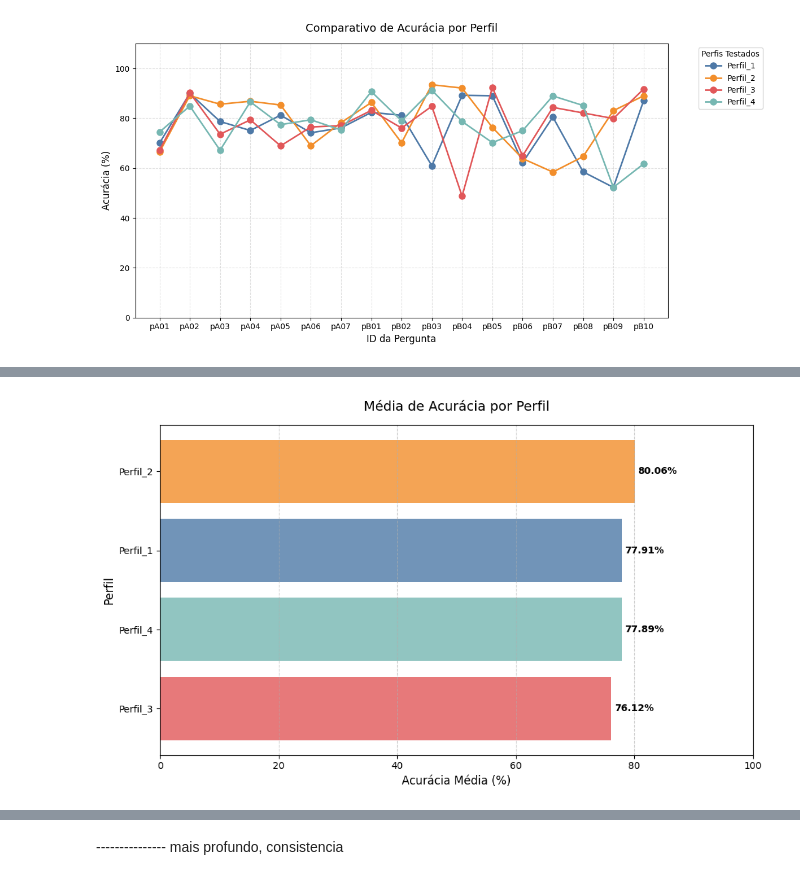
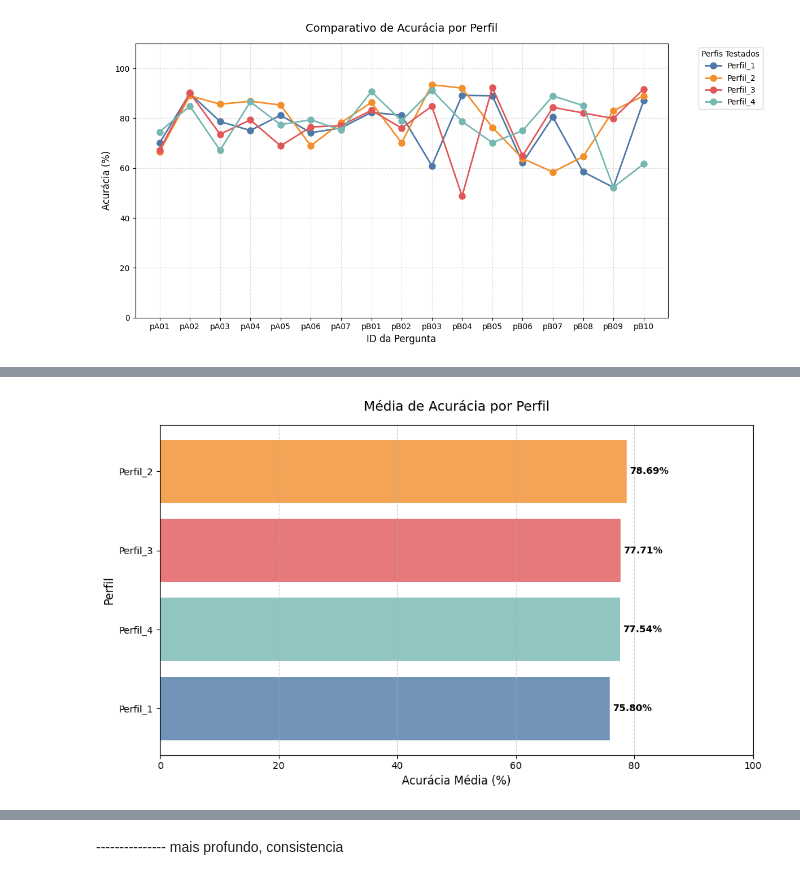
Before and after one commit to jonatas-ti-sistema/tcc_nlp, a Jupyter notebook: tratar_resultados copy.ipynb, the cells around one changed output, grey strips where cells are left out. Drawn from its saved outputs; the diff is of its cells as text; code cells hidden in the pictures.

```diff
--- a/tratar_resultados copy.ipynb
+++ b/tratar_resultados copy.ipynb
@@ -99,38 +96,3 @@ plt.tight_layout()
 plt.show()
 # %% [output]
 [figure]
-# %%
-# 1. Garantimos que o pivot está pronto
-df2_pivot = df2.pivot(index='pergunta_id', columns='Nome_Perfil', values='Acuracia')
-
-# 2. Configuração da Figura
-plt.figure(figsize=(12, 6))
-
-# 3. O Loop Inteligente: Iteramos sobre as colunas e buscamos a cor no dicionário
-for perfil in df2_pivot.columns:
-    # Decisão: Buscamos a cor exata que "amarramos" a esse perfil lá no início
-    cor_do_perfil = mapa_cores[perfil]
-
-    plt.plot(
-        df2_pivot.index,
-        df2_pivot[perfil],
-        marker='o',
-        label=perfil,
-        color=cor_do_perfil, # Aqui está a amarração!
-        linewidth=2,         # Decisão: Linha um pouco mais grossa para destacar
-        markersize=8         # Decisão: Pontos maiores para facilitar o clique/leitura
-    )
-
-# Configurações de Eixos e Estilo
-plt.ylim(0, 110)
-plt.xlabel('ID da Pergunta', fontsize=12)
-plt.ylabel('Acurácia (%)', fontsize=12)
-plt.title('Comparativo de Acurácia por Perfil', fontsize=14, pad=15)
-
-# Legenda externa para não poluir os dados
-plt.legend(title='Perfis Testados', bbox_to_anchor=(1.05, 1), loc='upper left')
-
-plt.grid(True, linestyle='--', alpha=0.4)
-plt.tight_layout()
-
-plt.show()
@@ -171,31 +112,31 @@ plt.show()
 # %%
 # 1. Calculamos a média e ordenamos
-df1_media = df1.groupby('Nome_Perfil')['Acuracia'].mean().sort_values()
+df_media = df.groupby('Nome_Perfil')['Acuracia'].mean().sort_values()
 
 # 2. O Pulo do Gato: Criamos uma lista de cores seguindo a ordem do index do df_media
 # df_media.index contém os nomes dos perfis na ordem em que aparecerão no gráfico
-cores_ordenadas = [mapa_cores[perfil] for perfil in df1_media.index]
+cores_ordenadas = [mapa_cores[perfil] for perfil in df_media.index]
 # 3. Plotagem
 plt.figure(figsize=(10, 6))
 
 # Passamos a lista de cores mapeadas
 # Decisão: Usei barh (horizontal) porque facilita a leitura dos nomes dos perfis
-bars = plt.barh(df1_media.index, df1_media.values, color=cores_ordenadas, alpha=0.8)
+bars = plt.barh(df_media.index, df_media.values, color=cores_ordenadas, alpha=0.8)
 
 # Detalhe de Sênior: Adicionar o valor numérico na ponta da barra ajuda na leitura rápida
 for bar in bars:
     width = bar.get_width()
     plt.text(width + 0.5, bar.get_y() + bar.get_height()/2,
              f'{width:.2f}%', va='center', fontsize=10, fontweight='bold')
 
 # Estilização
 plt.title('Média de Acurácia por Perfil', fontsize=14, pad=15)
 plt.xlabel('Acurácia Média (%)', fontsize=12)
 plt.ylabel('Perfil', fontsize=12)
 plt.xlim(0, 100) # Mantemos 0 a 100 aqui para mostrar o quão longe estamos da perfeição
 plt.grid(axis='x', linestyle='--', alpha=0.6)
 
 plt.tight_layout()
 plt.show()
 # %% [output]
-[figure, old version]
+[figure, new version]
```
Also changed, not shown: parts of 11 cells of this notebook, 1 other file.
